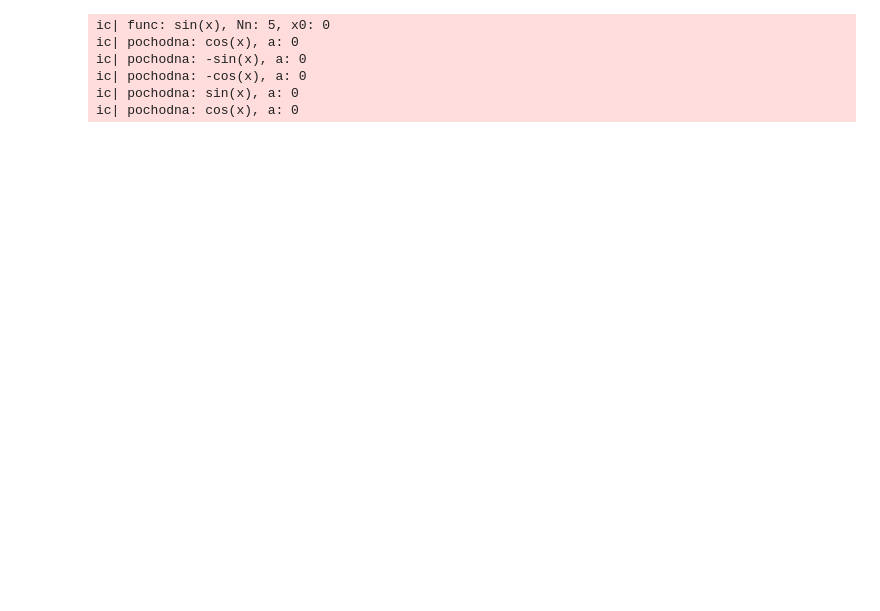
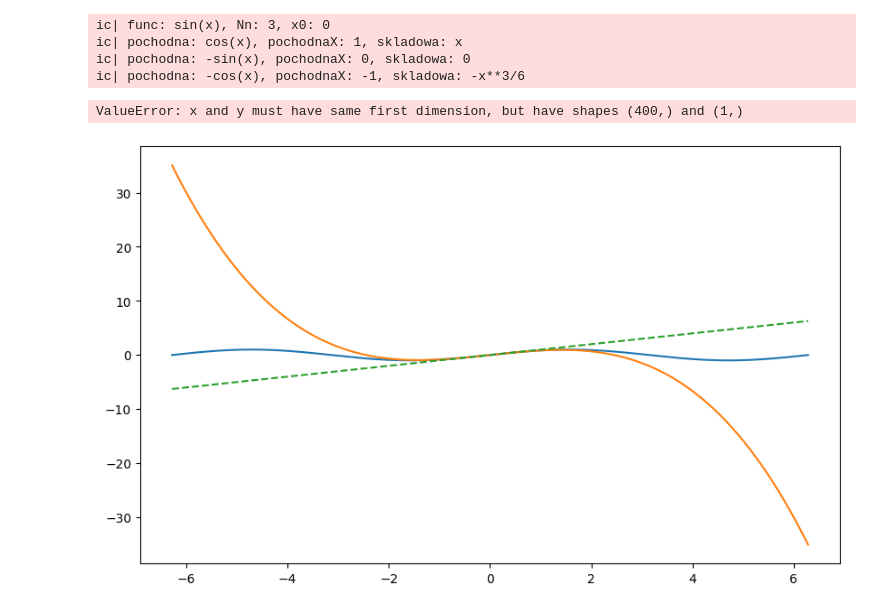
Before and after one commit to rzymski/jupyterObliczeniaNaukowe, a Jupyter notebook: szeregi.ipynb, the cells around one changed output. Saved outputs shown, nothing was run; the diff lists cells and outputs as text; code cells hidden in the pictures; blank space fills up the shorter version.

Commit message:
t1 gowniane wykresy

```diff
--- a/szeregi.ipynb
+++ b/szeregi.ipynb
@@ -7,18 +8,48 @@ x, y, z, l =symbols('x y z l')
 # %%
 from icecream import ic
 # %%
-def w1(func, Nn, x0):
+def t1(func, Nn, x0):
     ic(func, Nn, x0)
+    skladowe = []
+    szeregTaylora = 0
     for n in range(1, Nn+1):
         pochodna = diff(func, x, n)
-        a = pochodna * x0 / factorial(n) * ((x - x0)**n)
-        ic(pochodna, a)
+        pochodnaX = pochodna.subs(x, x0)
+        skladowa = pochodnaX / math.factorial(n) * ((x - x0)**n)
+        ic(pochodna, pochodnaX, skladowa)
+        skladowe.append(skladowa)
+        szeregTaylora += skladowa
+
+    funcLambda = lambdify(x, func, modules=['numpy'])
+    taylorLambda = lambdify(x, szeregTaylora, modules=['numpy'])
+    skladoweLambda = [lambdify(x, sklad, modules=['numpy']) for sklad in skladowe]
+
+    plt.figure(figsize=(10, 6))
+    x_vals = np.linspace(x0-2*math.pi, x0+2*math.pi, 400)
+    # Wykres funkcji f(x)
+    plt.plot(x_vals, funcLambda(x_vals), label='func_label')
+
+    # Wykres N-tego przybliżenia funkcji f(x) szeregiem Taylora
+    plt.plot(x_vals, taylorLambda(x_vals), label='approx_label')
+
+    # Wykres składowych N-tego przybliżenia
+    for i, sklad in enumerate(skladoweLambda):
+        plt.plot(x_vals, sklad(x_vals), linestyle='--', label=f'a{i}(x)')
+
+    plt.legend()
+    plt.xlabel('x')
+    plt.ylabel('y')
+    plt.title('Przybliżenie funkcji szeregiem Taylora')
+    plt.grid(True)
+    plt.show()
+
+    return skladowe, szeregTaylora
 # %%
-w1(sin(x), 5, 0)
+ic(t1(sin(x), 3, 0))
 # %% [output]
-ic| func: sin(x), Nn: 5, x0: 0
-ic| pochodna: cos(x), a: 0
-ic| pochodna: -sin(x), a: 0
-ic| pochodna: -cos(x), a: 0
-ic| pochodna: sin(x), a: 0
-ic| pochodna: cos(x), a: 0
+ic| func: sin(x), Nn: 3, x0: 0
+ic| pochodna: cos(x), pochodnaX: 1, skladowa: x
+ic| pochodna: -sin(x), pochodnaX: 0, skladowa: 0
+ic| pochodna: -cos(x), pochodnaX: -1, skladowa: -x**3/6
+ValueError: x and y must have same first dimension, but have shapes (400,) and (1,)
+[figure, added]
```
Also changed, not shown: parts of 1 cell of this notebook, 1 other file.
